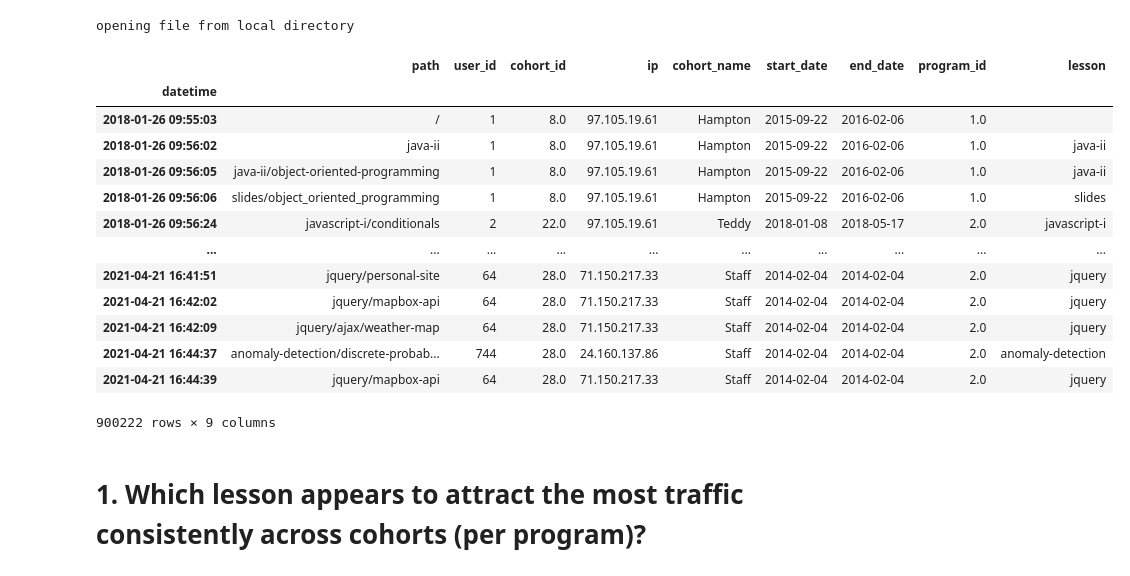
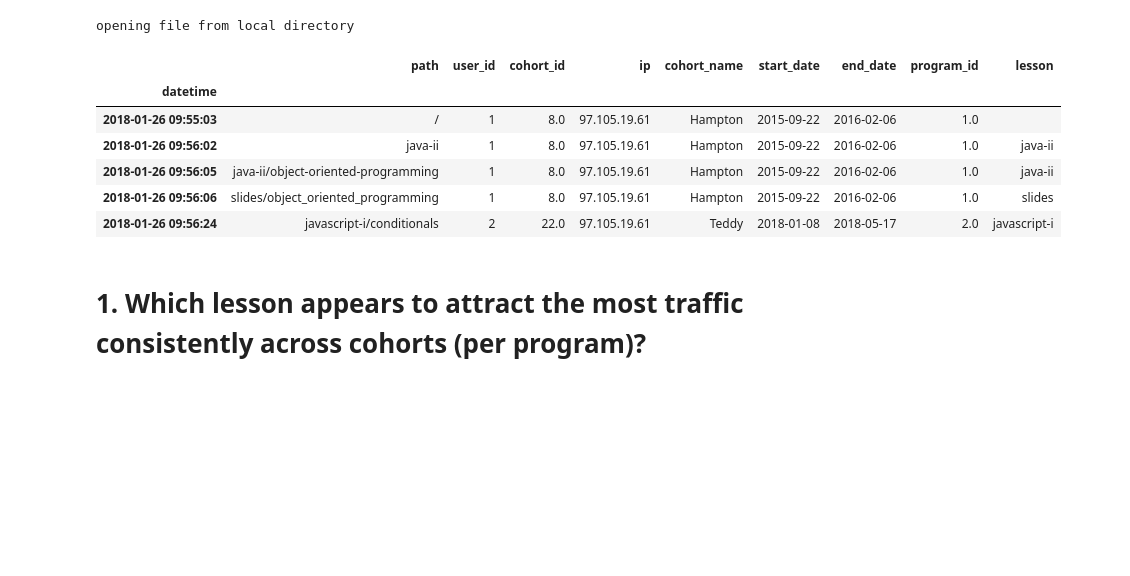
Before and after one commit to Adam-Harris87/anomaly-detection-exercises, a Jupyter notebook: anomaly_detection_exercise.ipynb, the cells around one changed output. Drawn from its saved outputs; the diff is of its cells as text; code cells hidden in the pictures; blank space fills up the shorter version.

```diff
--- a/anomaly_detection_exercise.ipynb
+++ b/anomaly_detection_exercise.ipynb
@@ -10,22 +10,15 @@ traffic = w.wrangle_web_traffic()
 # %% [output]
 opening file from local directory
 # %%
-traffic
+traffic.head()
 # %% [output]
 |  | path | user_id | cohort_id | ip | cohort_name | start_date | end_date | program_id | lesson |
 | datetime |  |  |  |  |  |  |  |  |  |
 | 2018-01-26 09:55:03 | / | 1 | 8.0 | 97.105.19.61 | Hampton | 2015-09-22 | 2016-02-06 | 1.0 |  |
 | 2018-01-26 09:56:02 | java-ii | 1 | 8.0 | 97.105.19.61 | Hampton | 2015-09-22 | 2016-02-06 | 1.0 | java-ii |
 | 2018-01-26 09:56:05 | java-ii/object-oriented-programming | 1 | 8.0 | 97.105.19.61 | Hampton | 2015-09-22 | 2016-02-06 | 1.0 | java-ii |
 | 2018-01-26 09:56:06 | slides/object_oriented_programming | 1 | 8.0 | 97.105.19.61 | Hampton | 2015-09-22 | 2016-02-06 | 1.0 | slides |
 | 2018-01-26 09:56:24 | javascript-i/conditionals | 2 | 22.0 | 97.105.19.61 | Teddy | 2018-01-08 | 2018-05-17 | 2.0 | javascript-i |
-| ... | ... | ... | ... | ... | ... | ... | ... | ... | ... |
-| 2021-04-21 16:41:51 | jquery/personal-site | 64 | 28.0 | 71.150.217.33 | Staff | 2014-02-04 | 2014-02-04 | 2.0 | jquery |
-| 2021-04-21 16:42:02 | jquery/mapbox-api | 64 | 28.0 | 71.150.217.33 | Staff | 2014-02-04 | 2014-02-04 | 2.0 | jquery |
-| 2021-04-21 16:42:09 | jquery/ajax/weather-map | 64 | 28.0 | 71.150.217.33 | Staff | 2014-02-04 | 2014-02-04 | 2.0 | jquery |
-| 2021-04-21 16:44:37 | anomaly-detection/discrete-probab... | 744 | 28.0 | 24.160.137.86 | Staff | 2014-02-04 | 2014-02-04 | 2.0 | anomaly-detection |
-| 2021-04-21 16:44:39 | jquery/mapbox-api | 64 | 28.0 | 71.150.217.33 | Staff | 2014-02-04 | 2014-02-04 | 2.0 | jquery |
-900222 rows × 9 columns
 # %% [markdown]
 # 1. Which lesson appears to attract the most traffic consistently across cohorts (per program)?
 # %%
```
Also changed, not shown: parts of 9 cells of this notebook.
